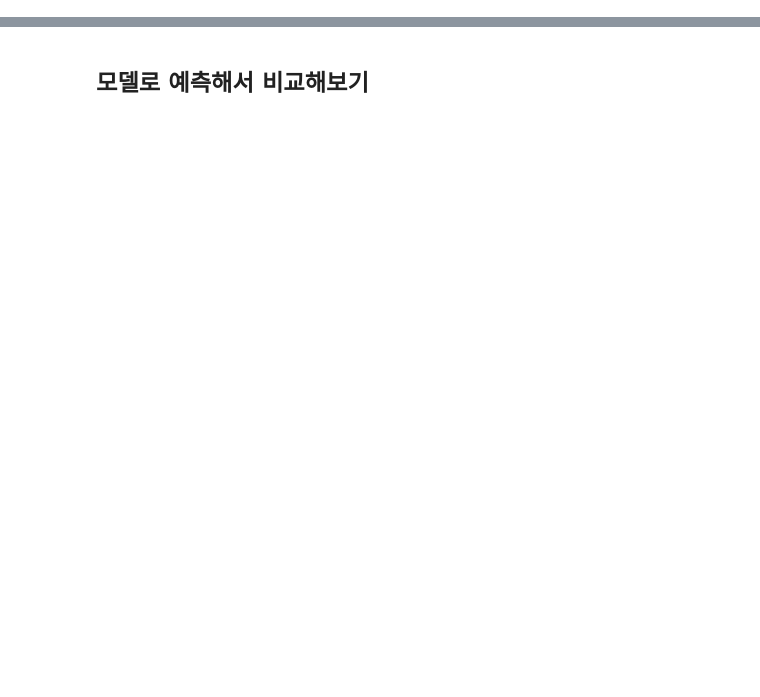
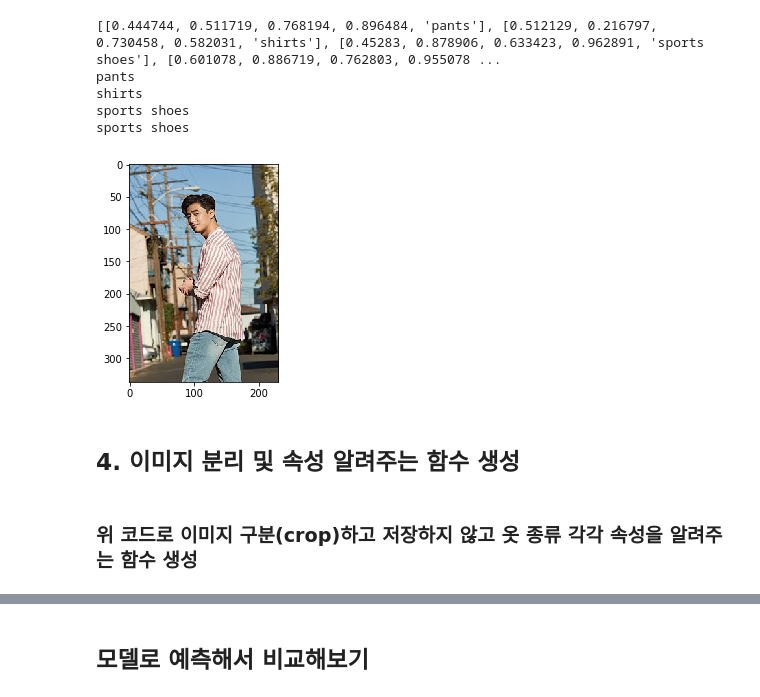
Before and after one commit to z2soo/Project, a Jupyter notebook: 의상_매칭_서비스/코드/016_카카오API활용_이미지_분리.ipynb, the cells around one changed output, grey strips where cells are left out. Saved outputs shown, nothing was run; the diff lists cells and outputs as text; code cells hidden in the pictures; blank space fills up the shorter version.

```diff
--- a/의상_매칭_서비스/코드/016_카카오API활용_이미지_분리.ipynb
+++ b/의상_매칭_서비스/코드/016_카카오API활용_이미지_분리.ipynb
@@ -199,0 +210,71 @@ seperate_n_predict(img_dir)
+# %%
+# 3. 작업할 이미지 설정
+
+img_dir ='C:/python_DA/img/test/018.jpg'                         # 학원컴퓨터
+#img_dir ='C:/Jupyter_Script/img/test/test (103).jpg'            # 노트북
+# %%
+# 4. 이미지 자르고 저장하기
+
+
+# 1) 카카오 API 받아오기
+API_URL = 'https://kapi.kakao.com/v1/vision/product/detect'
+MYAPP_KEY = '89b7d96fc38f45fbf6ca52c2b13d2ad8'                   # 개인 접근 key
+url = "https://kapi.kakao.com/v1/vision/product/detect"
+headers = {'Authorization': 'KakaoAK {}'.format(MYAPP_KEY)}
+
+files = { 'file' : open(img_dir, 'rb')}
+response = requests.post(url, headers=headers, files=files)
+result = response.json()
+fig_w, fig_h = result['result']['width'], result['result']['height']
+
+
+# 2) 카카오 API 정보 저장
+info = []
+for each in result['result']['objects']:
+    each = list(each.values())                                  # 순서 : x1, y1, x2, y2, class
+    info.append(each)
+print(info)
+
+
+# 2) 상하의 구분해서 자르고 이미지 저장
+for _ in range(len(info)):
+    img = Image.open(img_dir)
+    category = info[_][4]
+    print(category)
+
+    if category in ('shirts','t-shirts'):
+
+        x = info[_][0]*fig_w - 100
+        y = info[_][1]*fig_h - 100
+        w = info[_][2]*fig_w + 50
+        h = info[_][3]*fig_h + 50
+        path = 'C:/python_DA/img/cropped_img/top/'
+        name = path + category + str(time.time()) + '.jpg'     # 저장 이름을 시간으로 해둠
+        img = img.crop((x,y,w,h))                              # 겹치지 않는 번호로 저장하기 위해
+        img.save(name)
+        plt.imshow(img)
+        img.show()
+
+    elif category in ('pants','skirts'):
+
+        x = info[_][0]*fig_w - 100
+        y = info[_][1]*fig_h - 100
+        w = info[_][2]*fig_w + 50
+        h = info[_][3]*fig_h + 50
+        path = 'C:/python_DA/img/cropped_img/bottom/'
+        name = path + category + str(time.time()) + '.jpg'
+        img = img.crop((x,y,w,h))
+        img.save(name)
+        plt.imshow(img)
+        img.show()
+# %% [output]
+[[0.444744, 0.511719, 0.768194, 0.896484, 'pants'], [0.512129, 0.216797, 0.730458, 0.582031, 'shirts'], [0.45283, 0.878906, 0.633423, 0.962891, 'sports shoes'], [0.601078, 0.886719, 0.762803, 0.955078 ...
+pants
+shirts
+sports shoes
+sports shoes
+[figure, added]
+# %% [markdown]
+## 4. 이미지 분리 및 속성 알려주는 함수 생성
+# %% [markdown]
+### 위 코드로 이미지 구분(crop)하고 저장하지 않고 옷 종류 각각 속성을 알려주는 함수 생성
```
Also changed, not shown: parts of 35 cells of this notebook, 17 other files.
